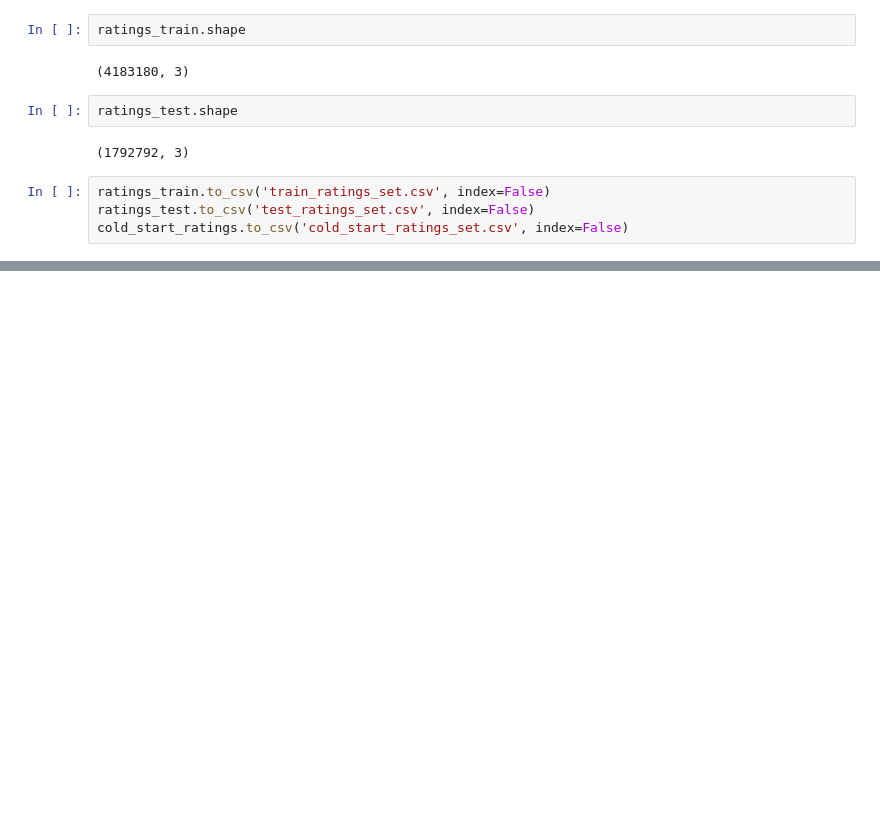
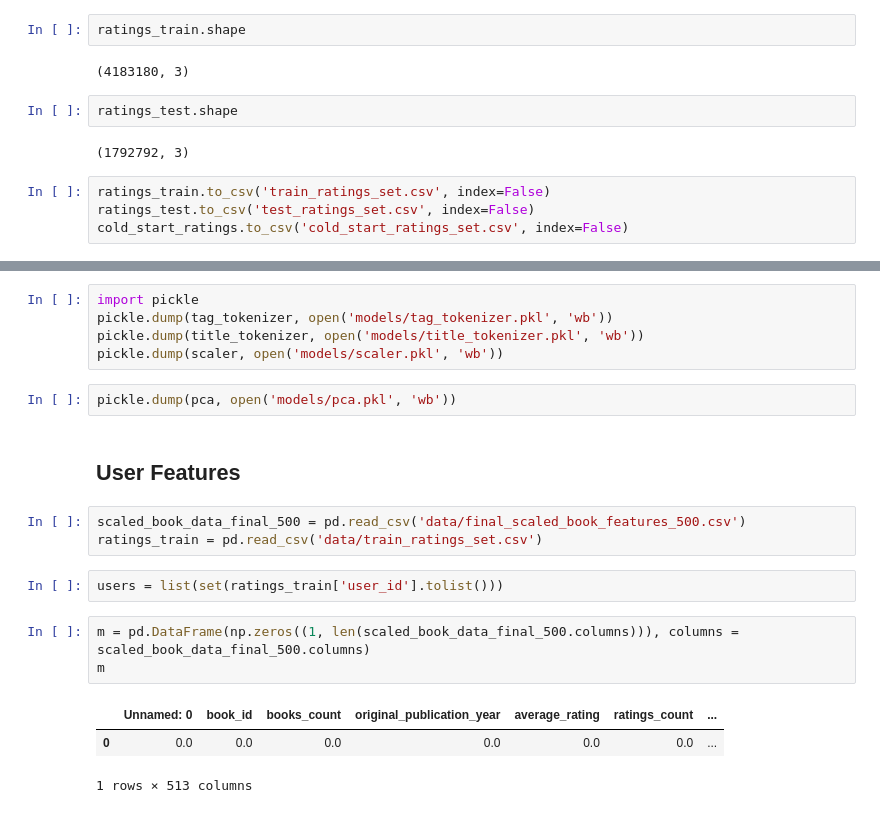
Before and after one commit to manoj0237/DeeplearningandAI-finalproject, a Jupyter notebook: Data_EDA.ipynb, the cells around one changed output, grey strips where cells are left out. Cells and saved outputs as stored; diff of their text form; blank space fills up the shorter version.

```diff
--- a/Data_EDA.ipynb
+++ b/Data_EDA.ipynb
@@ -484,0 +491,21 @@ cold_start_ratings.to_csv('cold_start_ratings_set.csv', index=False)
+# %%
+import pickle
+pickle.dump(tag_tokenizer, open('models/tag_tokenizer.pkl', 'wb'))
+pickle.dump(title_tokenizer, open('models/title_tokenizer.pkl', 'wb'))
+pickle.dump(scaler, open('models/scaler.pkl', 'wb'))
+# %%
+pickle.dump(pca, open('models/pca.pkl', 'wb'))
+# %% [markdown]
+## User Features
+# %%
+scaled_book_data_final_500 = pd.read_csv('data/final_scaled_book_features_500.csv')
+ratings_train = pd.read_csv('data/train_ratings_set.csv')
+# %%
+users = list(set(ratings_train['user_id'].tolist()))
+# %%
+m = pd.DataFrame(np.zeros((1, len(scaled_book_data_final_500.columns))), columns = scaled_book_data_final_500.columns)
+m
+# %% [output]
+|  | Unnamed: 0 | book_id | books_count | original_publication_year | average_rating | ratings_count | ... |
+| 0 | 0.0 | 0.0 | 0.0 | 0.0 | 0.0 | 0.0 | ... |
+1 rows × 513 columns
```
Also changed, not shown: parts of 25 cells of this notebook, 5 other files.
